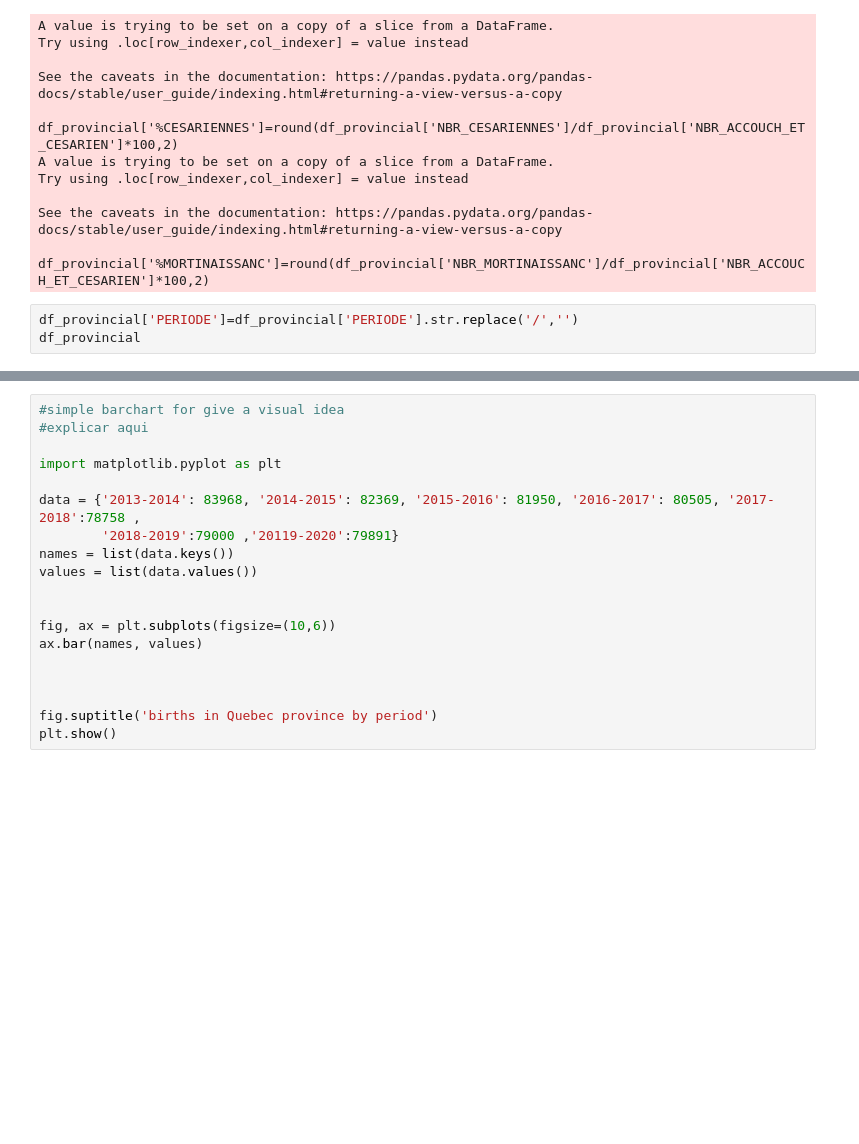
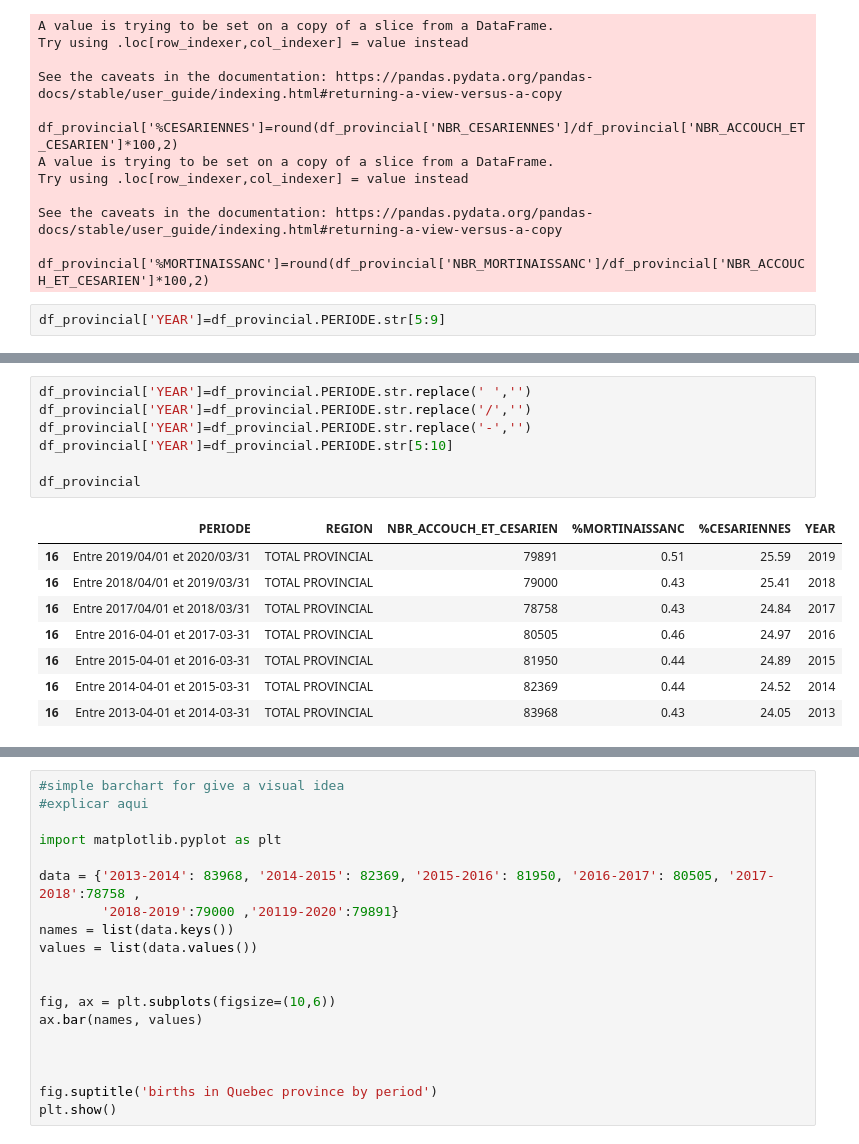
Before and after one commit to legabri/Udacity_Project_1_EDA_and_Text_Blog, a Jupyter notebook: udacity_project_1.ipynb, the cells around one changed output, grey strips where cells are left out. Drawn from its saved outputs; the diff is of its cells as text; blank space fills up the shorter version.

```diff
--- a/udacity_project_1.ipynb
+++ b/udacity_project_1.ipynb
@@ -381,5 +392,4 @@ Try using .loc[row_indexer,col_indexer] = value instead
 See the caveats in the documentation: https://pandas.pydata.org/pandas-docs/stable/user_guide/indexing.html#returning-a-view-versus-a-copy
   df_provincial['%MORTINAISSANC']=round(df_provincial['NBR_MORTINAISSANC']/df_provincial['NBR_ACCOUCH_ET_CESARIEN']*100,2)
 # %%
-df_provincial['PERIODE']=df_provincial['PERIODE'].str.replace('/','')
-df_provincial
+df_provincial['YEAR']=df_provincial.PERIODE.str[5:9]
@@ -394,0 +396,16 @@ df_provincial
+# %%
+df_provincial['YEAR']=df_provincial.PERIODE.str.replace(' ','')
+df_provincial['YEAR']=df_provincial.PERIODE.str.replace('/','')
+df_provincial['YEAR']=df_provincial.PERIODE.str.replace('-','')
+df_provincial['YEAR']=df_provincial.PERIODE.str[5:10]
+
+df_provincial
+# %% [output]
+|  | PERIODE | REGION | NBR_ACCOUCH_ET_CESARIEN | %MORTINAISSANC | %CESARIENNES | YEAR |
+| 16 | Entre 2019/04/01 et 2020/03/31 | TOTAL PROVINCIAL | 79891 | 0.51 | 25.59 | 2019 |
+| 16 | Entre 2018/04/01 et 2019/03/31 | TOTAL PROVINCIAL | 79000 | 0.43 | 25.41 | 2018 |
+| 16 | Entre 2017/04/01 et 2018/03/31 | TOTAL PROVINCIAL | 78758 | 0.43 | 24.84 | 2017 |
+| 16 | Entre 2016-04-01 et 2017-03-31 | TOTAL PROVINCIAL | 80505 | 0.46 | 24.97 | 2016 |
+| 16 | Entre 2015-04-01 et 2016-03-31 | TOTAL PROVINCIAL | 81950 | 0.44 | 24.89 | 2015 |
+| 16 | Entre 2014-04-01 et 2015-03-31 | TOTAL PROVINCIAL | 82369 | 0.44 | 24.52 | 2014 |
+| 16 | Entre 2013-04-01 et 2014-03-31 | TOTAL PROVINCIAL | 83968 | 0.43 | 24.05 | 2013 |
```
Also changed, not shown: parts of 25 cells of this notebook.
